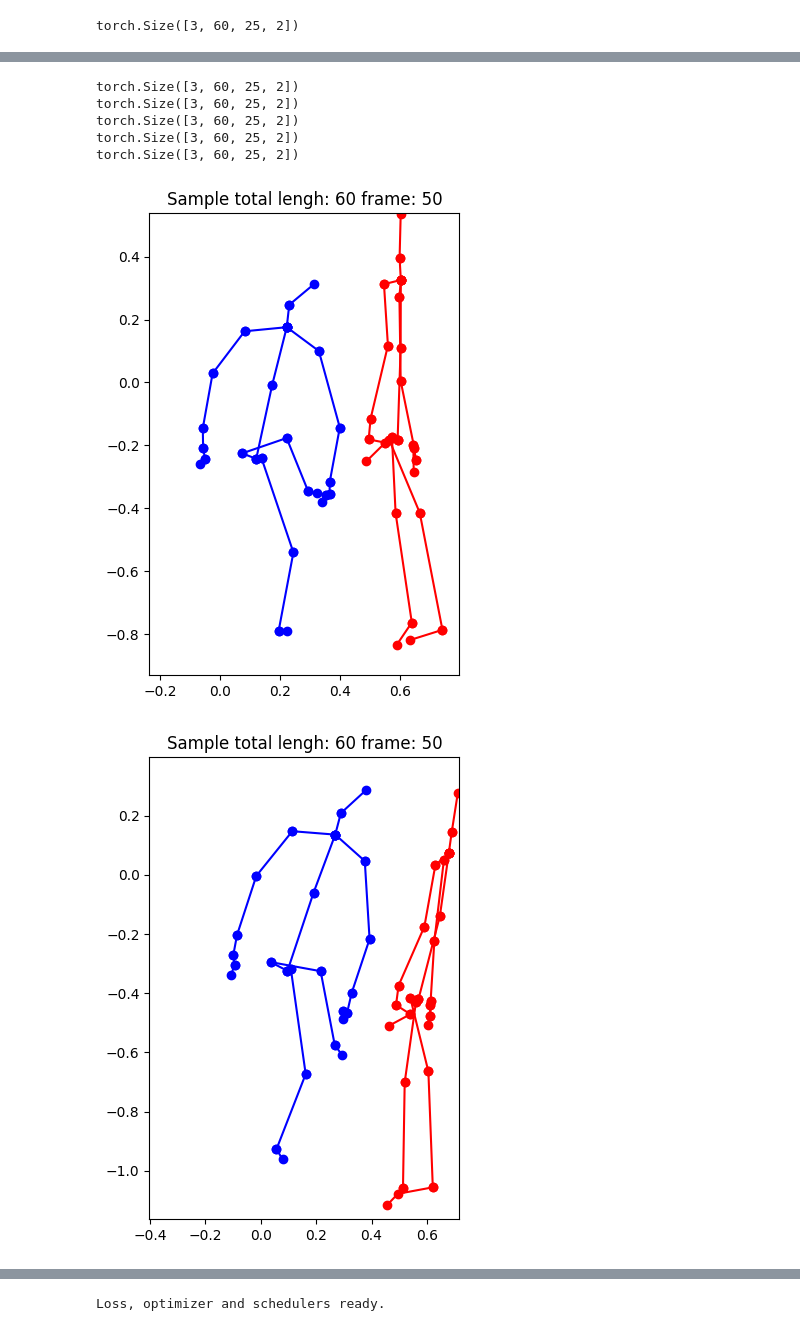
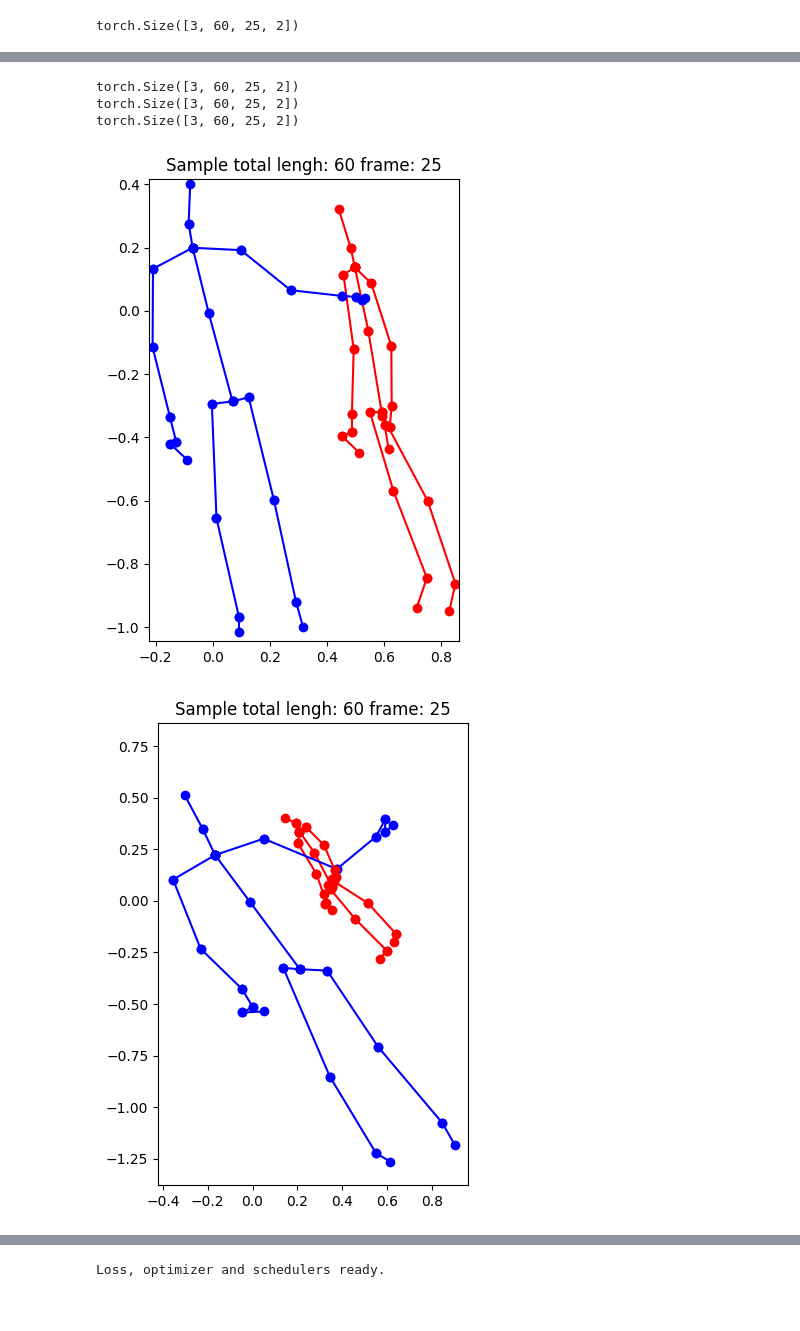
Before and after one commit to sakuragi97/human_skeleton_action_recognition, a Jupyter notebook: STTFormer/DINO_explore.ipynb, the cells around one changed output, grey strips where cells are left out. Drawn from its saved outputs; the diff is of its cells as text; code cells hidden in the pictures.

```diff
--- a/STTFormer/DINO_explore.ipynb
+++ b/STTFormer/DINO_explore.ipynb
@@ -36,3 +36,8 @@ action_classes = [
     'point finger at the other person', 'hugging other person', 'giving something to other person', 'touch other person\'s pocket',
     'handshaking', 'walking towards each other', 'walking apart from each other'
 ]
+
+ntu_pairs = [(0, 1), (1, 20), (2, 20), (3, 2), (4, 20), (5, 4),
+        (6, 5), (7, 6), (8, 20), (9, 8), (10, 9), (11, 10),
+        (12, 0), (13, 12), (14, 13), (15, 14), (16, 0), (17, 16),
+        (18, 17), (19, 18), (21, 22), (20, 20), (22, 7), (23, 24), (24, 11)]
@@ -46,13 +46,13 @@ ann_file = '/home/yas50454/datasets/NTU_Data/NTU_60/ntu60_3danno.pkl'
 ntu2feeder = NTU2Feeder(window_size=60)
 pipeline = torchvision.transforms.Compose([augmentations.PreNormalize3D(),ntu2feeder])
 augmentation = torchvision.transforms.Compose([augmentations.RandomRot(theta=0.2), augmentations.RandomScale(scale=0.2), augmentations.RandomGaussianNoise(sigma=0.005)])
-strong_augmentation = torchvision.transforms.Compose([augmentations.RandomRot(theta=0.8), augmentations.RandomScale(scale=0.8), augmentations.RandomGaussianNoise(sigma=0.03)])
+strong_augmentation = torchvision.transforms.Compose([augmentations.RandomRot(theta=0.5), augmentations.RandomScale(scale=0.5), augmentations.RandomGaussianNoise(sigma=0.02)])
 ntu_augmented_dataset = NTUDataset(ann_file, pipeline=pipeline, split='xsub_train', num_classes=60, multi_class=True, augmentation=augmentation, strong_augmentation=strong_augmentation)
 # %%
 ann_file = '/home/yas50454/datasets/NTU_Data/NTU_60/ntu60_3danno.pkl'
 ntu2feeder = NTU2Feeder(window_size=60)
 pipeline = torchvision.transforms.Compose([augmentations.PreNormalize3D(),ntu2feeder])
-ntu_normal_dataset = NTUDataset(ann_file, pipeline=pipeline, split='xsub_train', num_classes=60, multi_class=True, augmentation=None, strong_augmentation=None)
+ntu_normal_dataset = NTUDataset(ann_file, pipeline=pipeline, split='xsub_val', num_classes=60, multi_class=True, augmentation=None, strong_augmentation=None)
 # %%
 tmp_aug = ntu_augmented_dataset[350]
 tmp_norm = ntu_normal_dataset[350]
@@ -118,11 +218,11 @@ def plot_tensor_skeleton(tensor: torch.Tensor, set_frame: int=None, all_subjects
 # %%
+tmp_aug = ntu_augmented_dataset[352]
+tmp_norm = ntu_normal_dataset[352]
 for sample in tmp_aug['samples']:
-    plot_tensor_skeleton(sample, set_frame=50, all_subjects=True)
+    plot_tensor_skeleton(sample, set_frame=25, all_subjects=True)
 # %% [output]
 torch.Size([3, 60, 25, 2])
 torch.Size([3, 60, 25, 2])
 torch.Size([3, 60, 25, 2])
-torch.Size([3, 60, 25, 2])
-torch.Size([3, 60, 25, 2])
-[figure, old version]
+[figure, new version]
-[figure, old version]
+[figure, new version]
```
Also changed, not shown: parts of 13 cells of this notebook, 3 other files.
